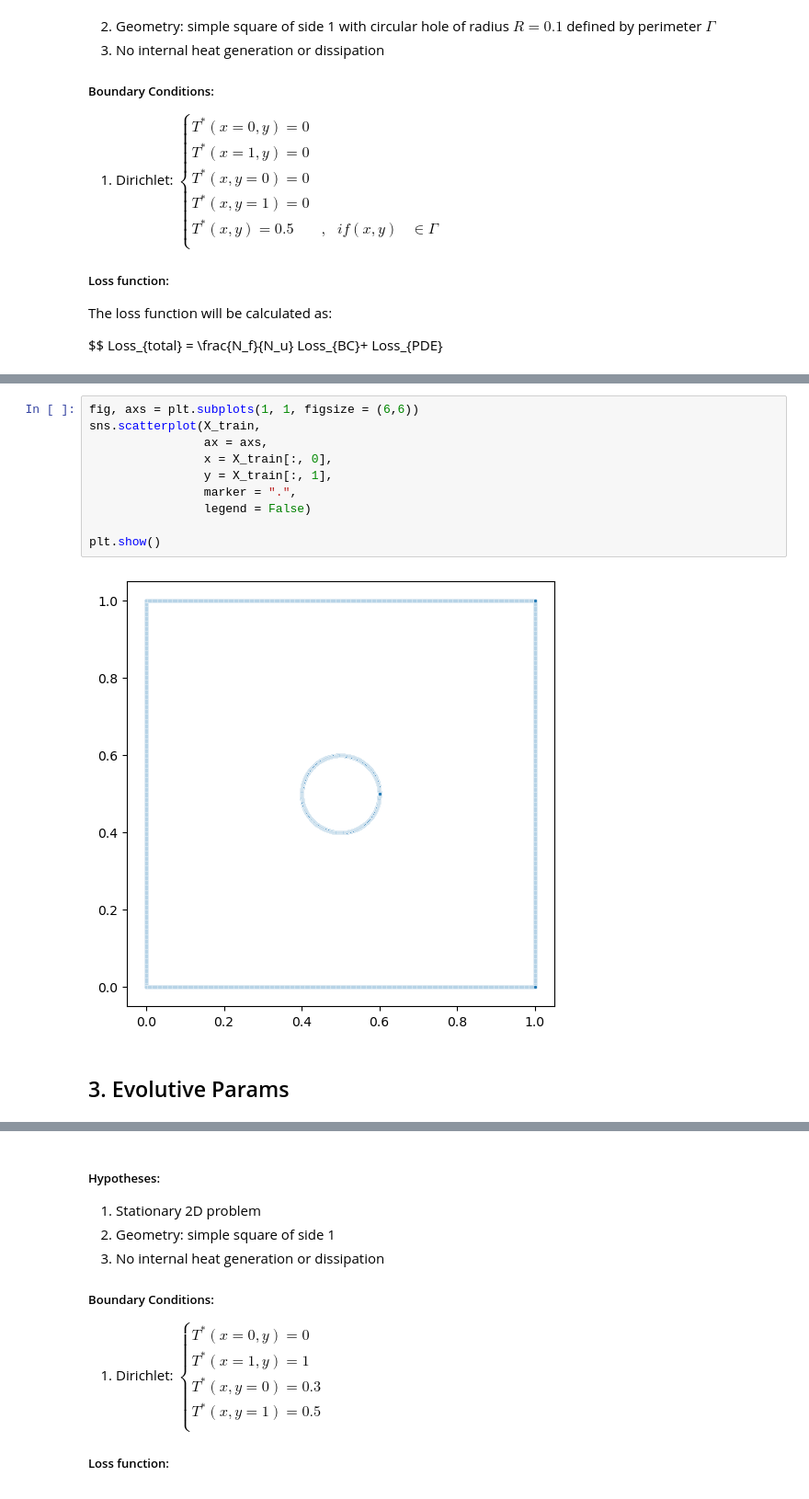
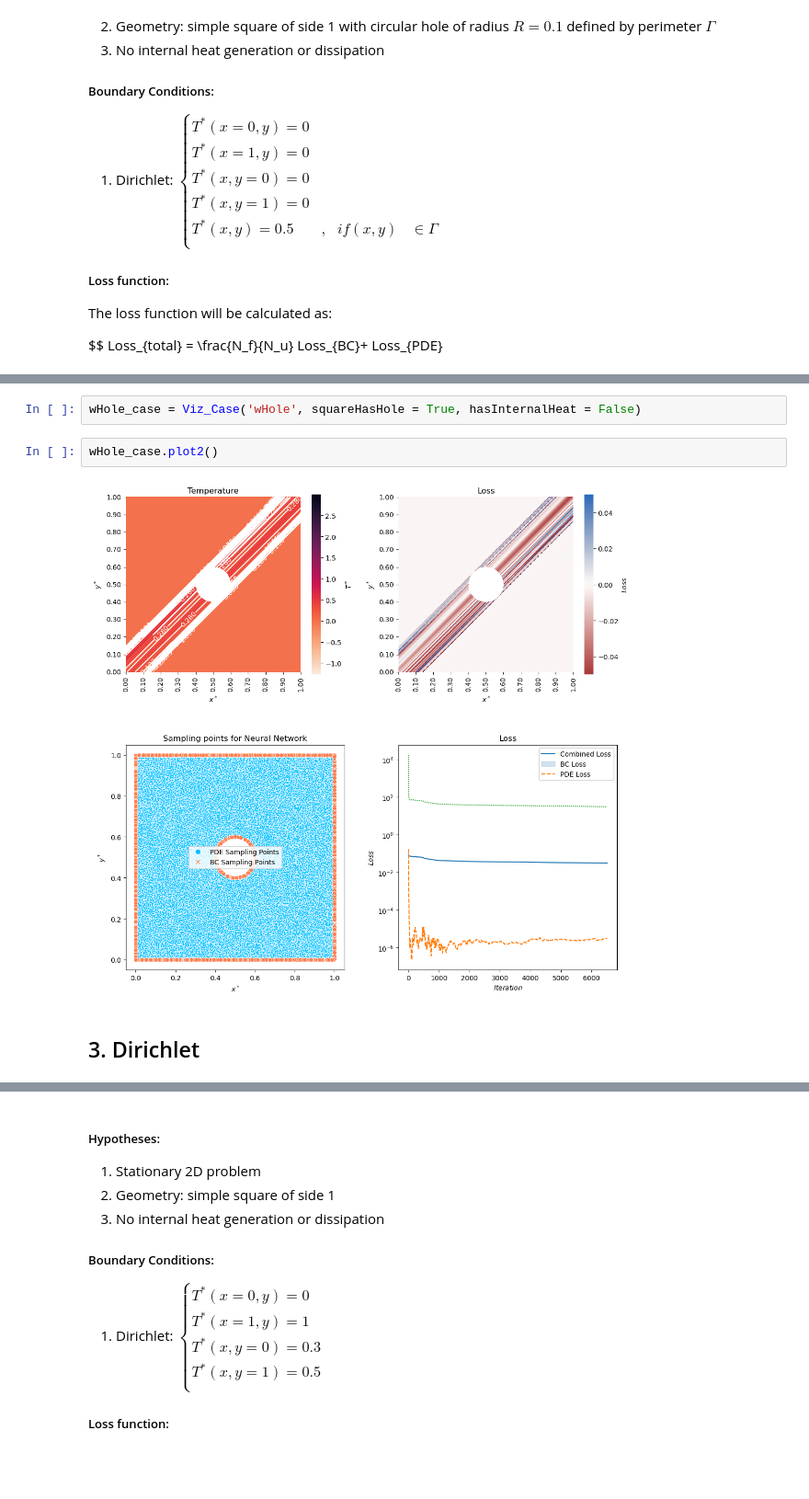
Before and after one commit to ThyCap/TCC, a Jupyter notebook: viz_file.ipynb, the cells around one changed output, grey strips where cells are left out. Shown at 92% size. Cells and saved outputs as stored; diff of their text form; blank space fills up the shorter version.

```diff
--- a/viz_file.ipynb
+++ b/viz_file.ipynb
@@ -303,14 +303,8 @@ pplot(u_pred, lossTensor, mask = (1 - mask))
-# %%
-fig, axs = plt.subplots(1, 1, figsize = (6,6))
-sns.scatterplot(X_train,
-                ax = axs,
-                x = X_train[:, 0],
-                y = X_train[:, 1],
-                marker = ".",
-                legend = False)
-
-plt.show()
-# %% [output]
-[figure, removed]
+# %%
+wHole_case = Viz_Case('wHole', squareHasHole = True, hasInternalHeat = False)
+# %%
+wHole_case.plot2()
+# %% [output]
+[figure, added]
 # %% [markdown]
-## 3. Evolutive Params
+## 3. Dirichlet
```
Also changed, not shown: parts of 42 cells of this notebook, 35 other files.
